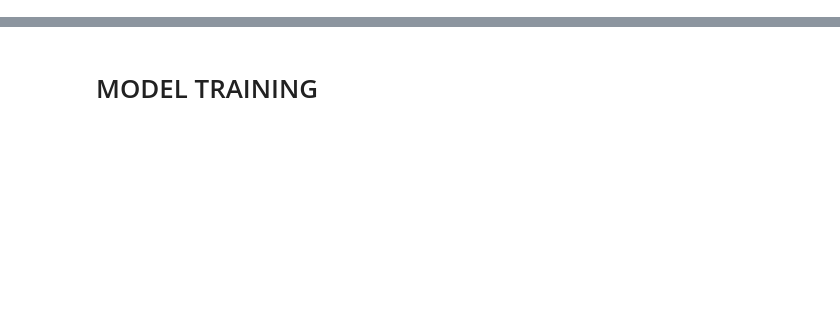
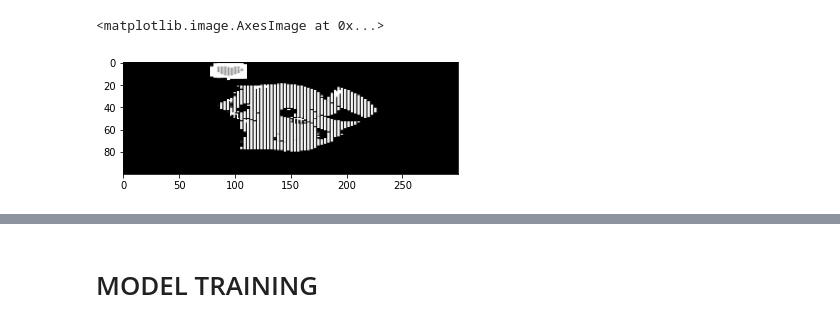
Before and after one commit to aiclubigdtuw/AI-Kickstart, a Jupyter notebook: pokemonproject.ipynb, the cells around one changed output, grey strips where cells are left out. Saved outputs shown, nothing was run; the diff lists cells and outputs as text; code cells hidden in the pictures; blank space fills up the shorter version.

```diff
--- a/pokemonproject.ipynb
+++ b/pokemonproject.ipynb
@@ -30,3 +75,6 @@ plt.imshow(X[6].reshape(100,300))
 # %%
-plt.imshow(X[6].reshape(100,300),cmap="gray")
+plt.imshow(x[6].reshape(100,300),cmap="gray")
+# %% [output]
+<matplotlib.image.AxesImage at 0x...>
+[figure, added]
 # %%
```
Also changed, not shown: parts of 30 cells of this notebook.
